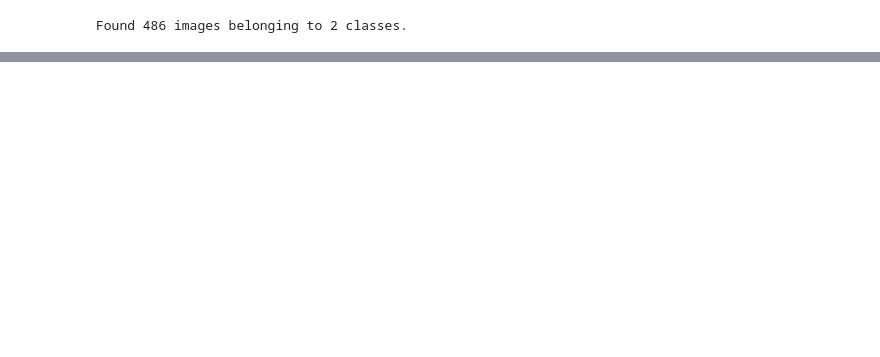
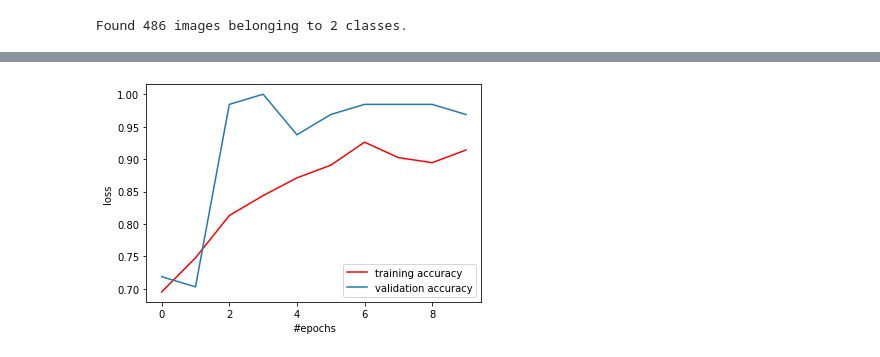
Before and after one commit to RAHULSS23/project, a Jupyter notebook: covid(2).ipynb, the cells around one changed output, grey strips where cells are left out. Drawn from its saved outputs; the diff is of its cells as text; code cells hidden in the pictures; blank space fills up the shorter version.

```diff
--- a/covid(2).ipynb
+++ b/covid(2).ipynb
@@ -137,0 +149,9 @@ Epoch 10/10
+# %%
+plt.plot(hist.history['accuracy'],'r',label='training accuracy')
+plt.plot(hist.history['val_accuracy'],label='validation accuracy')
+plt.xlabel('#epochs')
+plt.ylabel('loss')
+plt.legend()
+plt.show()
+# %% [output]
+[figure, added]
```
Also changed, not shown: parts of 6 cells of this notebook.
